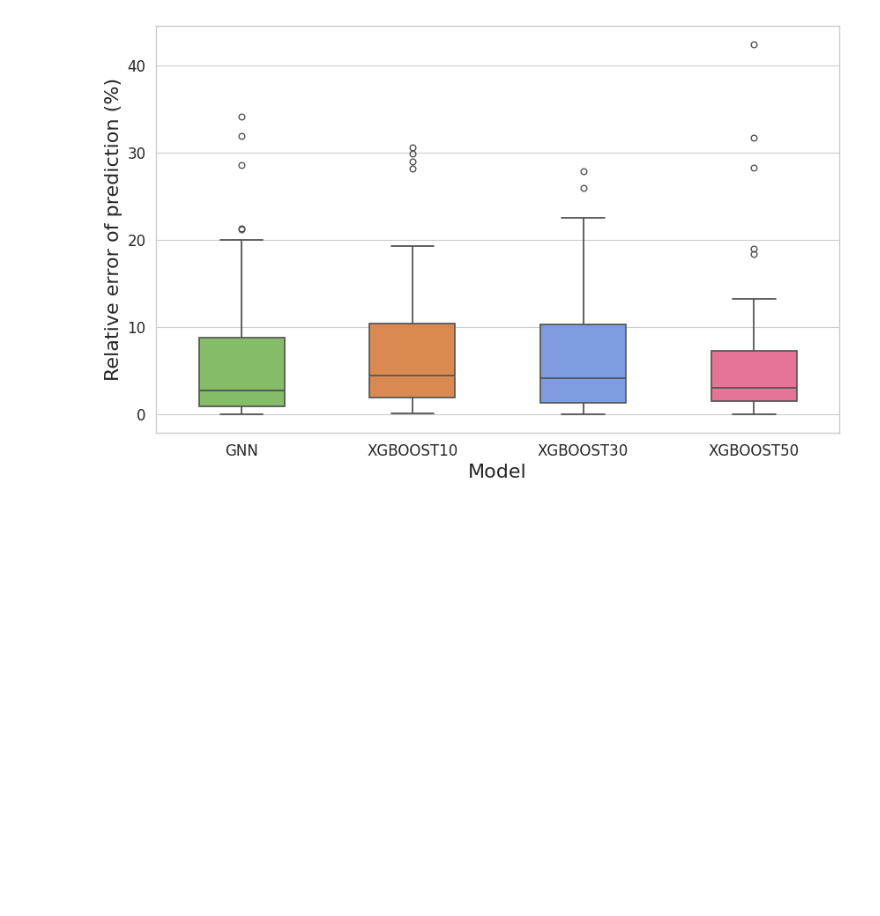
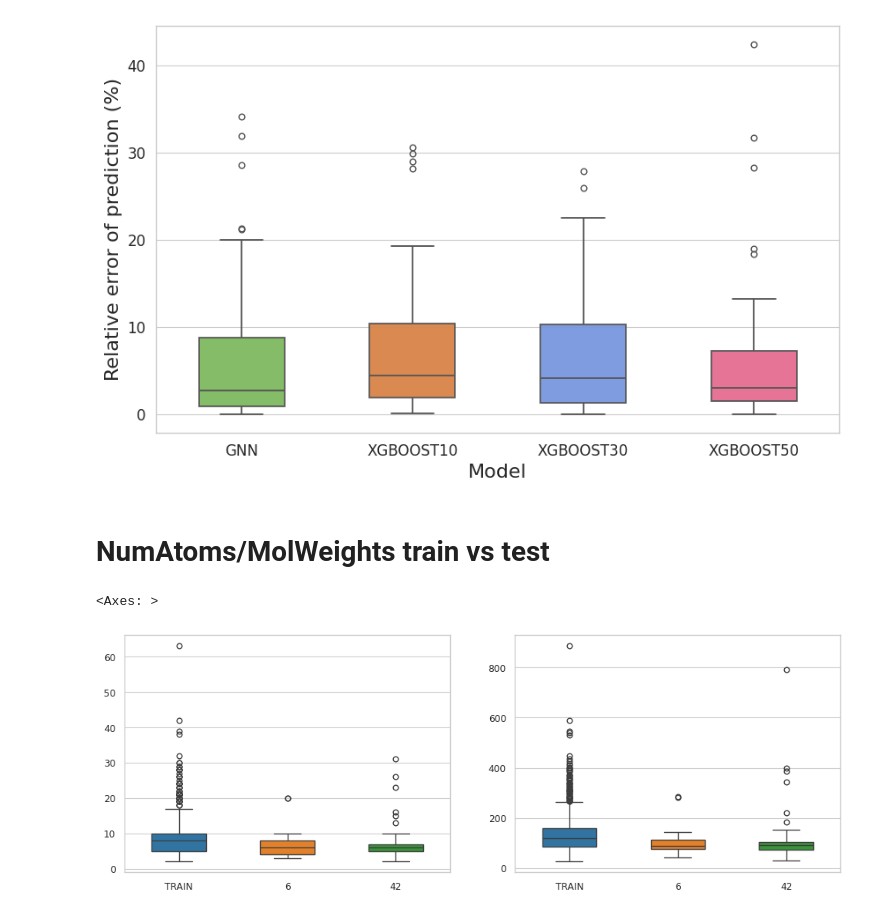
Before and after one commit to darjacvetkovic/HSP-predictions, a Jupyter notebook: dataset_exploratory_analysis.ipynb, the cells around one changed output. Cells and saved outputs as stored; diff of their text form; code cells hidden in the pictures; blank space fills up the shorter version.

```diff
--- a/dataset_exploratory_analysis.ipynb
+++ b/dataset_exploratory_analysis.ipynb
@@ -541,3 +619,13 @@ axs.tick_params(axis='both', which='major',labelsize=12)
 fig.savefig('figs/data_from_42_total_error_boxplots.pdf', dpi=300)
 # %% [output]
 [figure]
+# %% [markdown]
+# NumAtoms/MolWeights train vs test
+# %%
+fig,axs = plt.subplots(1,2,figsize=(12,4))
+
+sns.boxplot(natoms,ax=axs[0],width=0.5)
+sns.boxplot(mweights,ax=axs[1],width=0.5)
+# %% [output]
+<Axes: >
+[figure, added]
```
Also changed, not shown: parts of 8 cells of this notebook, 2 other files.
